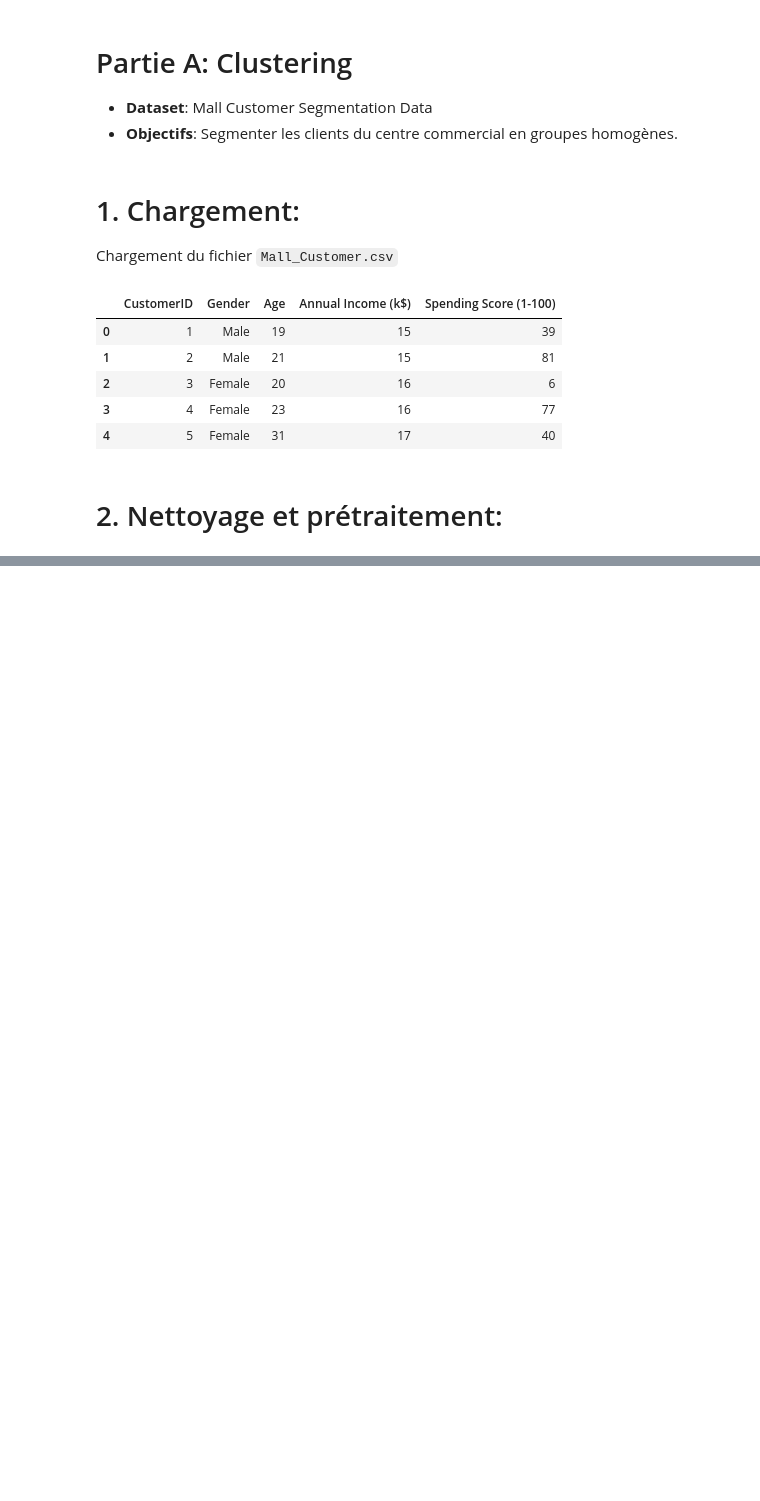
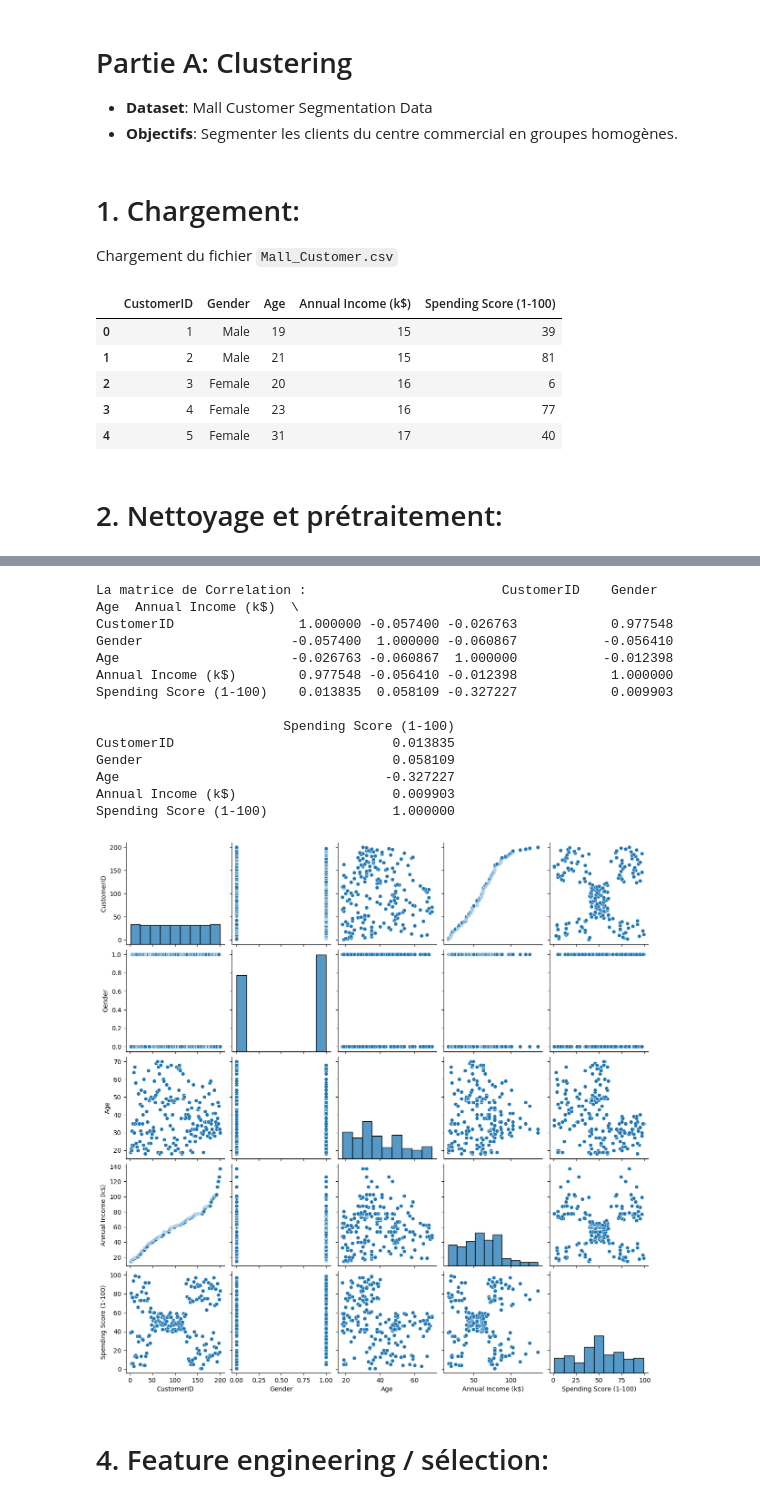
Before and after one commit to fitahiana-dev/KFT, a Jupyter notebook: notebooks/A_Clustering.ipynb, the cells around one changed output, grey strips where cells are left out. Drawn from its saved outputs; the diff is of its cells as text; code cells hidden in the pictures; blank space fills up the shorter version.

```diff
--- a/notebooks/A_Clustering.ipynb
+++ b/notebooks/A_Clustering.ipynb
@@ -26,0 +65,27 @@ dataset.head()
+# %%
+# Matrice de Convariance
+corr_matrix=dataset.corr()
+print("La matrice de Correlation :",corr_matrix)
+
+# Affichage en Heatmap
+
+# Scatter Plot
+sns.pairplot(dataset, kind='scatter')
+plt.show()
+# %% [output]
+La matrice de Correlation :                         CustomerID    Gender       Age  Annual Income (k$)  \
+CustomerID                1.000000 -0.057400 -0.026763            0.977548
+Gender                   -0.057400  1.000000 -0.060867           -0.056410
+Age                      -0.026763 -0.060867  1.000000           -0.012398
+Annual Income (k$)        0.977548 -0.056410 -0.012398            1.000000
+Spending Score (1-100)    0.013835  0.058109 -0.327227            0.009903
+
+                        Spending Score (1-100)
+CustomerID                            0.013835
+Gender                                0.058109
+Age                                  -0.327227
+Annual Income (k$)                    0.009903
+Spending Score (1-100)                1.000000
+[figure, added]
+# %% [markdown]
+# 4. Feature engineering / sélection:
```
Also changed, not shown: parts of 4 cells of this notebook, 2 other files.
